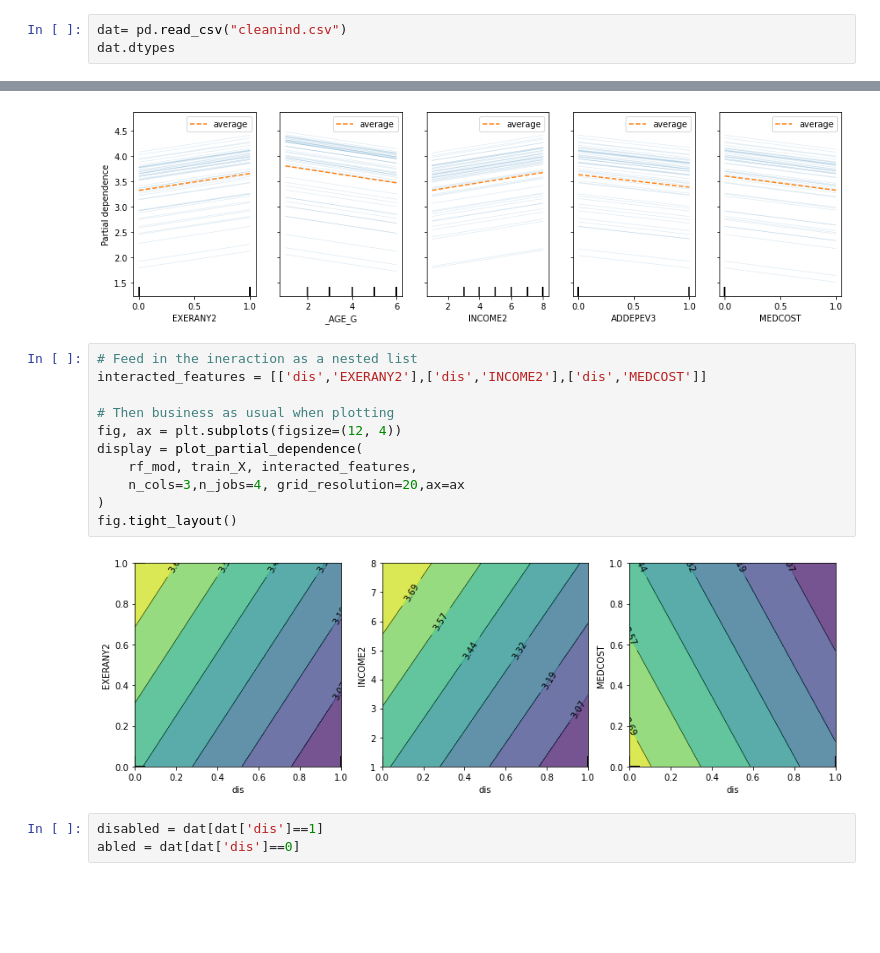
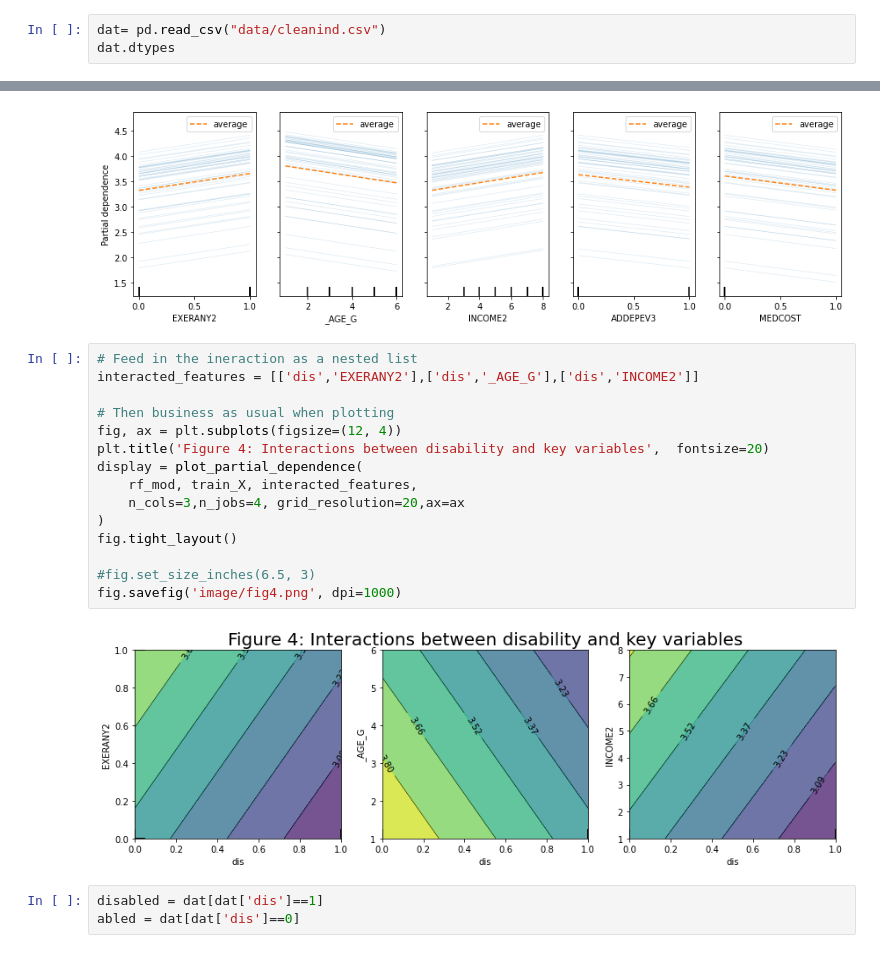
Before and after one commit to audreymcj/PPOL564proj, a Jupyter notebook: exploration.ipynb, the cells around one changed output, grey strips where cells are left out. Saved outputs shown, nothing was run; the diff lists cells and outputs as text; blank space fills up the shorter version.

```diff
--- a/exploration.ipynb
+++ b/exploration.ipynb
@@ -49,7 +49,7 @@ from sklearn.inspection import (
 import warnings
 warnings.filterwarnings("ignore")
 # %%
-dat= pd.read_csv("cleanind.csv")
+dat= pd.read_csv("data/cleanind.csv")
 dat.dtypes
 # %% [output]
 health                            float64
@@ -284,17 +303,21 @@ display.figure_.subplots_adjust(hspace=0.3)
 [figure]
 # %%
 # Feed in the ineraction as a nested list
-interacted_features = [['dis','EXERANY2'],['dis','INCOME2'],['dis','MEDCOST']]
+interacted_features = [['dis','EXERANY2'],['dis','_AGE_G'],['dis','INCOME2']]
 
 # Then business as usual when plotting
 fig, ax = plt.subplots(figsize=(12, 4))
+plt.title('Figure 4: Interactions between disability and key variables',  fontsize=20)
 display = plot_partial_dependence(
     rf_mod, train_X, interacted_features,
     n_cols=3,n_jobs=4, grid_resolution=20,ax=ax
 )
 fig.tight_layout()
+
+#fig.set_size_inches(6.5, 3)
+fig.savefig('image/fig4.png', dpi=1000)
 # %% [output]
-[figure, old version]
+[figure, new version]
 # %%
 disabled = dat[dat['dis']==1]
 abled = dat[dat['dis']==0]
```
Also changed, not shown: parts of 15 cells of this notebook, 28 other files.
